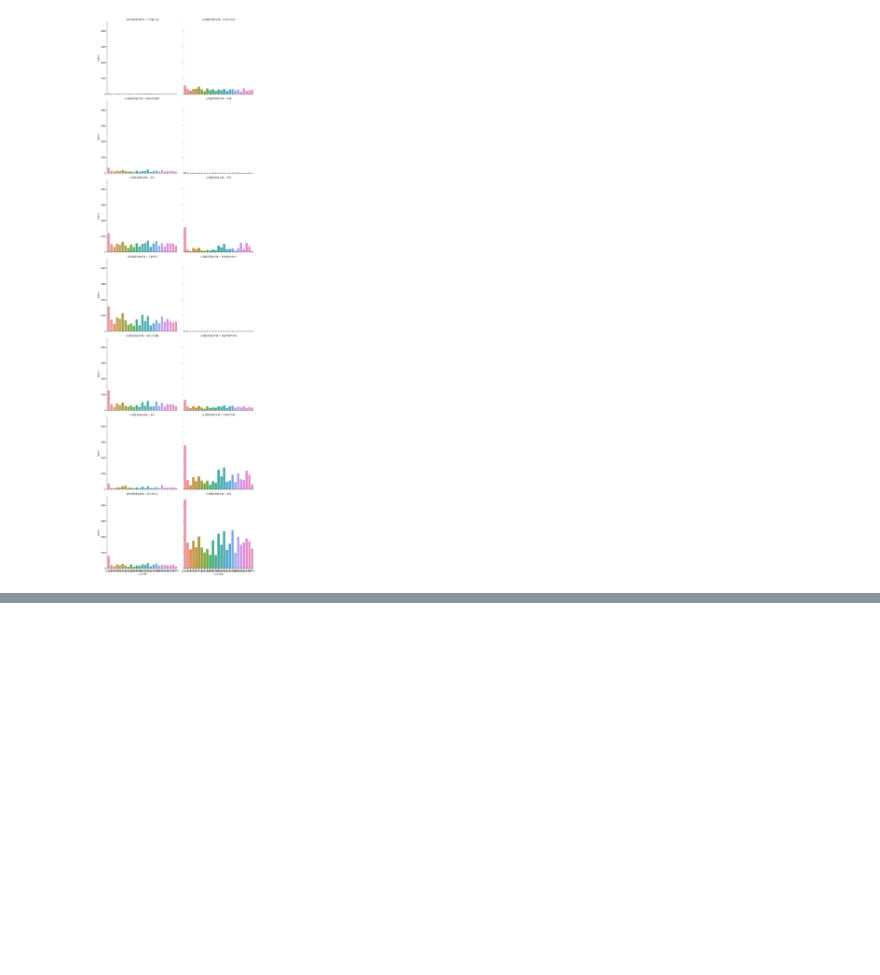
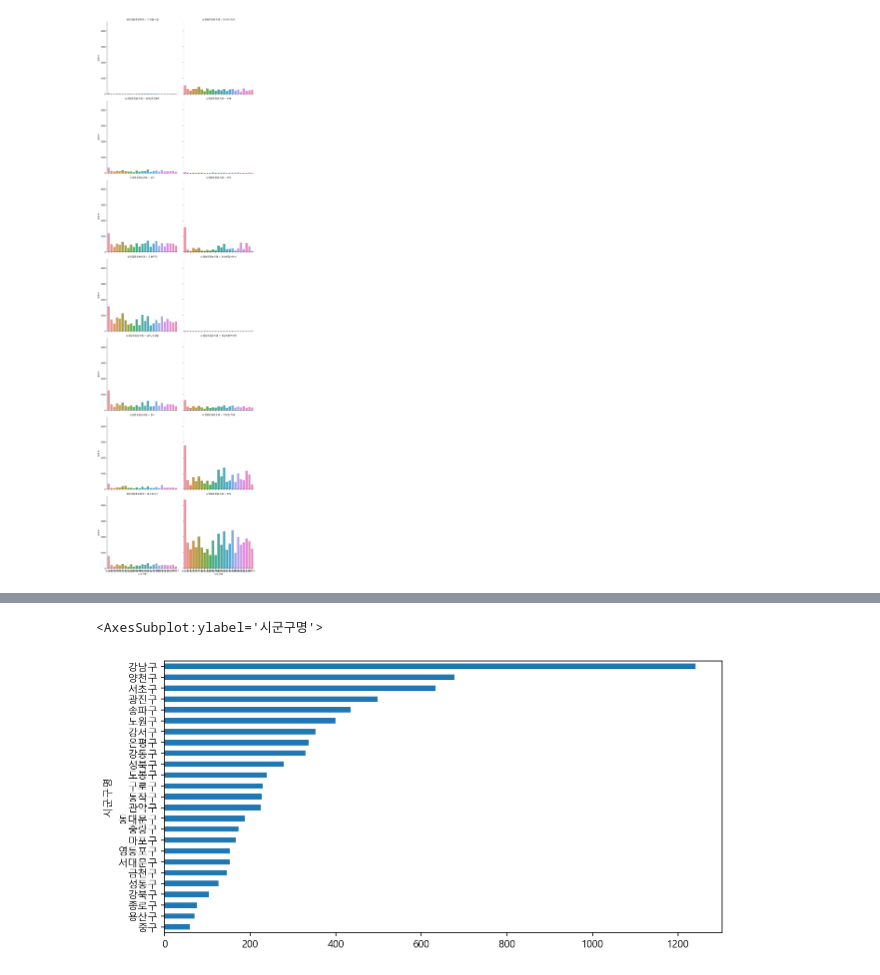
Before and after one commit to pmj3590/inflearn_opendata, a Jupyter notebook: store.ipynb, the cells around one changed output, grey strips where cells are left out. Drawn from its saved outputs; the diff is of its cells as text; code cells hidden in the pictures; blank space fills up the shorter version.

```diff
--- a/store.ipynb
+++ b/store.ipynb
@@ -812,0 +890,4 @@ sns.catplot(data=food, x="시군구명", y="상호수",
+# %%
+#"상권업종대분류명"으로 빈도수 구하고 위에서 30개만 보기
+aca_count=df_academy["상권업종소분류명"].value_counts().head(30)
+aca_count
@@ -812,0 +912,4 @@ sns.catplot(data=food, x="시군구명", y="상호수",
+# %%
+#"상권업종소분류명" 빈도수 구한 후, 빈도수가 1000개 이상인 데이터만 모으기
+aca_count_1000=aca_count[aca_count>1000]
+aca_count_1000
@@ -812,0 +1040,9 @@ sns.catplot(data=food, x="시군구명", y="상호수",
+# %%
+#df_aca_selected로 그룹화 복습하기
+#"시군구명", "상권업종소분명"으로 그룹화 한 뒤, "상호명"에 대한 빈도수 계산하기
+#g라는 변수에 담아 재사용
+g=df_aca_selected.groupby(["상권업종소분류명", "시군구명"])["상호명"].count()
+g.loc["학원-입시"].sort_values().plot.barh(figsize=(10, 5))
+# %% [output]
+<AxesSubplot:ylabel='시군구명'>
+[figure, added]
```
Also changed, not shown: parts of 31 cells of this notebook.
